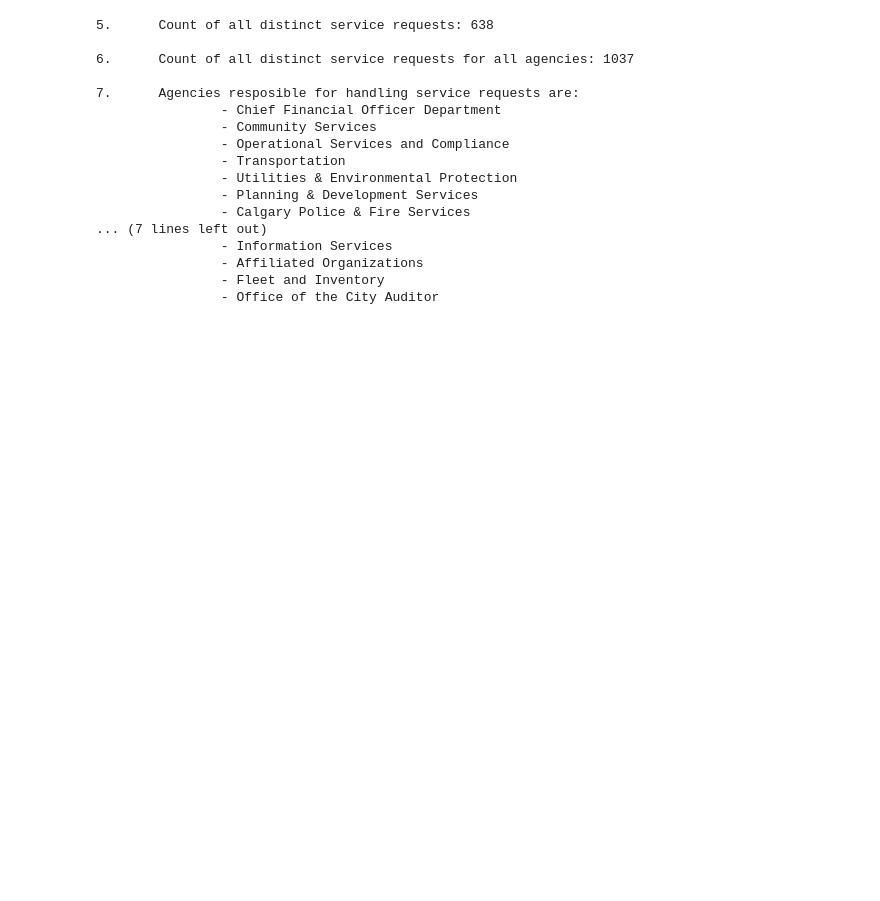
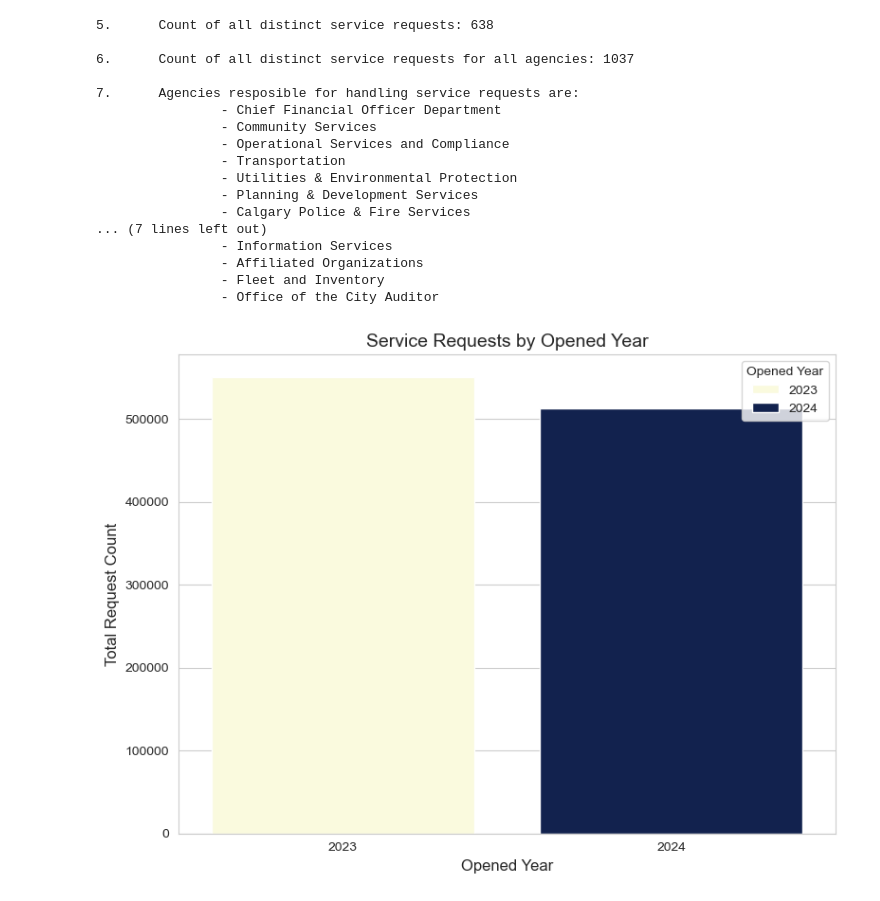
Before and after one commit to AnithaUofC/311ServiceRequests, a Jupyter notebook: Report.ipynb, the cells around one changed output. Saved outputs shown, nothing was run; the diff lists cells and outputs as text; code cells hidden in the pictures; blank space fills up the shorter version.

```diff
--- a/Report.ipynb
+++ b/Report.ipynb
@@ -323,6 +309,12 @@ df['response_time'] = df['response_time'].dt.days
 df['duplicate_request'] = df['status_description'].str.contains(r'Duplicate \(Closed\)', regex=True)
 df['duplicate_request'] = df['duplicate_request'].replace({True: 'Yes', False: 'No'})
 
+df['modified_status'] = df.apply(
+   lambda row: 'Closed' if pd.notna(row['closed_date']) and row['status_description'] == 'Open'
+    else ('Duplicate (Closed)' if pd.notna(row['closed_date']) and row['status_description'] == 'Duplicate (Open)'
+          else row['status_description']), axis=1
+)
+
 print("\n\033[1m"+"Additional Columns created are:"+"\033[0m")
 print("\tis_weekend_request")
 print("\tresponse_time")
@@ -624,3 +737,16 @@ for agency in agencies:
                 - Affiliated Organizations
                 - Fleet and Inventory
                 - Office of the City Auditor
+# %%
+#Requests by year
+requests_by_year = df.groupby('request_year')['service_request_id'].count().reset_index()
+requests_by_year.columns = ['Opened Year', 'Total Request Count']
+plt.figure(figsize=(8, 6))
+sns.barplot(data=requests_by_year, x='Opened Year', y='Total Request Count', palette='YlGnBu', hue = 'Opened Year')
+plt.title('Service Requests by Opened Year', fontsize=14)
+plt.xlabel('Opened Year', fontsize=12)
+plt.ylabel('Total Request Count', fontsize=12)
+plt.tight_layout()
+plt.show()
+# %% [output]
+[figure, added]
```
Also changed, not shown: parts of 23 cells of this notebook.
